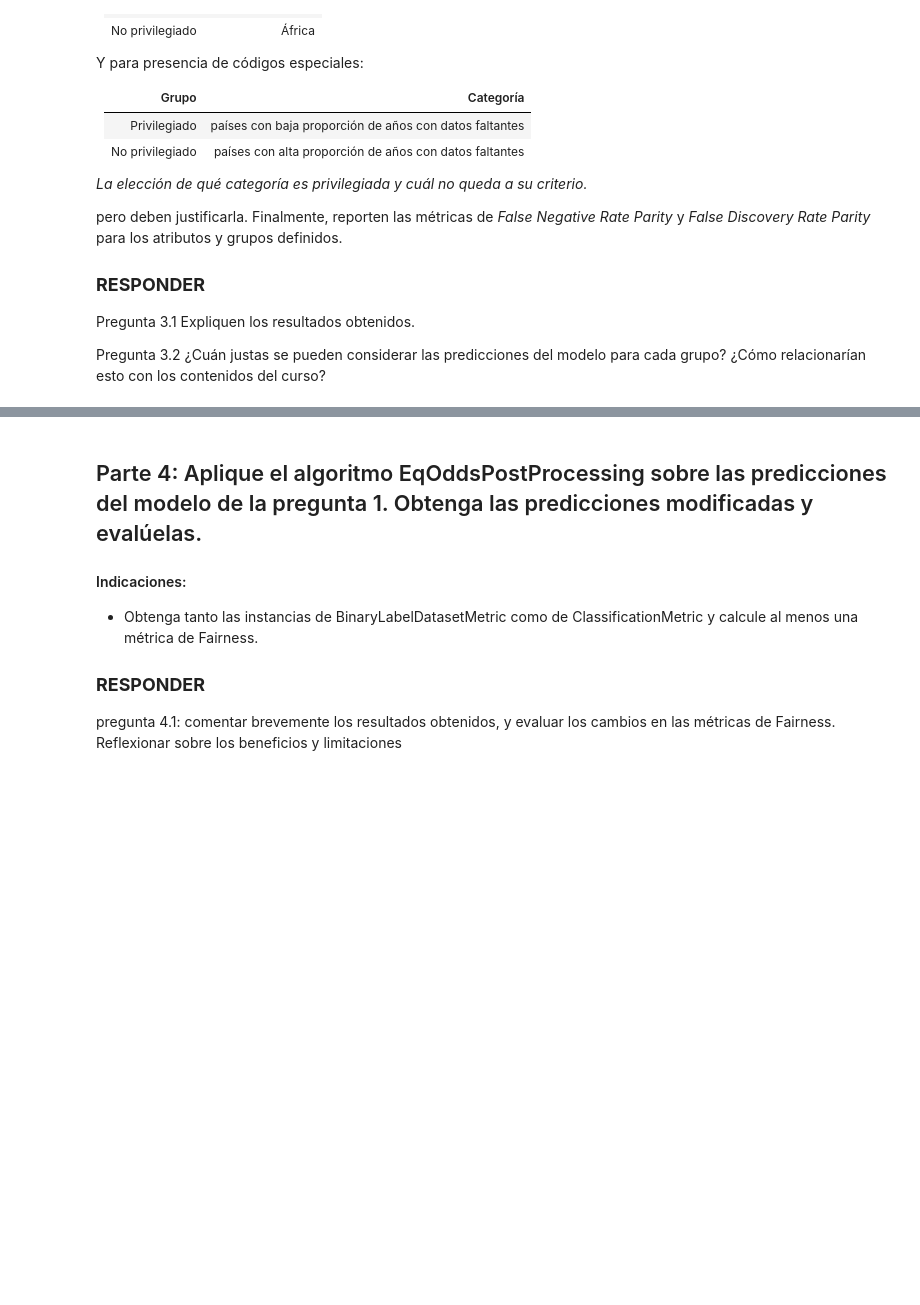
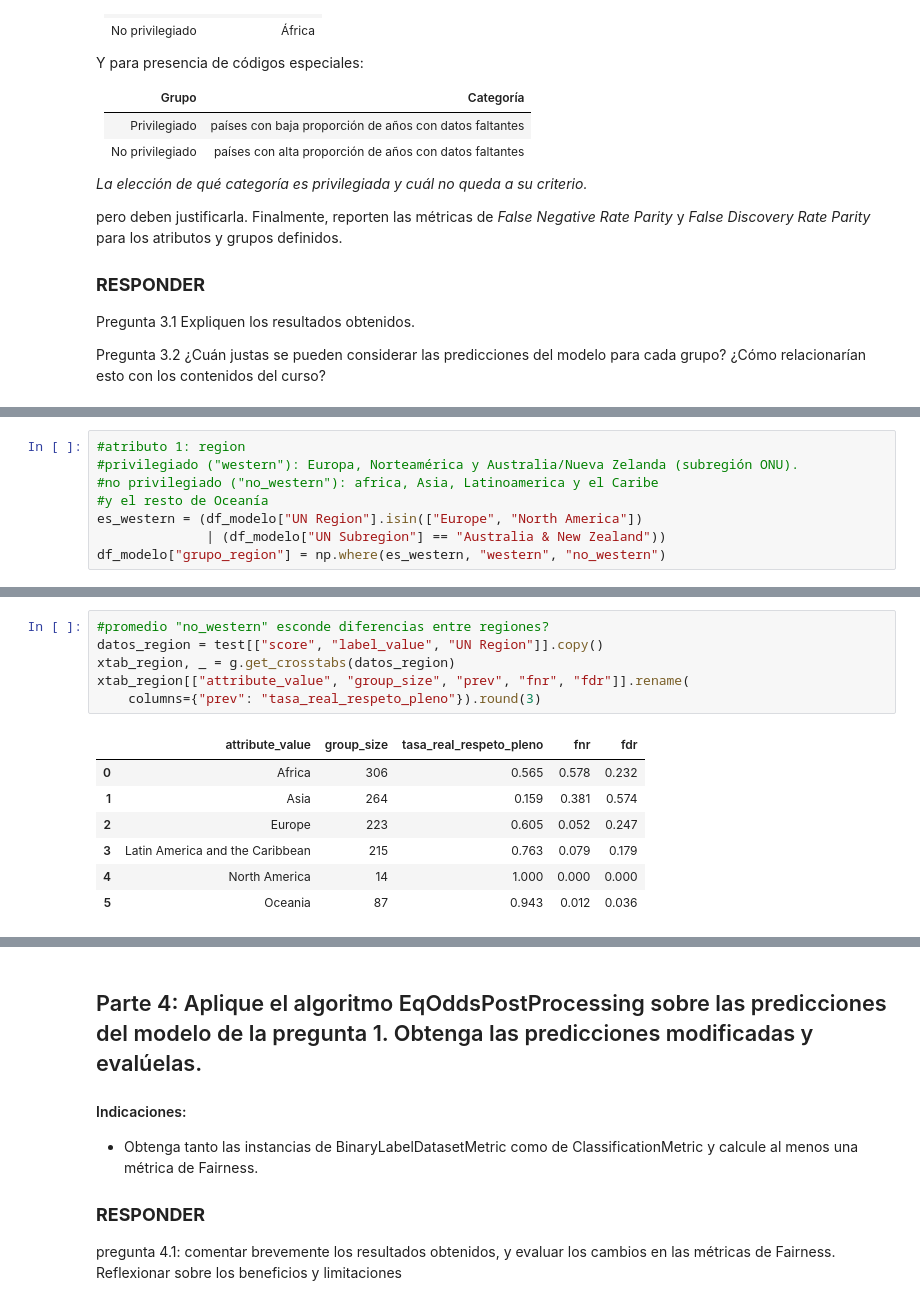
Before and after one commit to vichoe/taller-etica, a Jupyter notebook: Taller_sumativo_CIRI.ipynb, the cells around one changed output, grey strips where cells are left out. Cells and saved outputs as stored; diff of their text form; blank space fills up the shorter version.

```diff
--- a/Taller_sumativo_CIRI.ipynb
+++ b/Taller_sumativo_CIRI.ipynb
@@ -923,0 +1008,8 @@ western         2  0.030769
+# %%
+#atributo 1: region
+#privilegiado ("western"): Europa, Norteamérica y Australia/Nueva Zelanda (subregión ONU).
+#no privilegiado ("no_western"): africa, Asia, Latinoamerica y el Caribe
+#y el resto de Oceanía
+es_western = (df_modelo["UN Region"].isin(["Europe", "North America"])
+              | (df_modelo["UN Subregion"] == "Australia & New Zealand"))
+df_modelo["grupo_region"] = np.where(es_western, "western", "no_western")
@@ -923,0 +1167,14 @@ western         2  0.030769
+# %%
+#promedio "no_western" esconde diferencias entre regiones?
+datos_region = test[["score", "label_value", "UN Region"]].copy()
+xtab_region, _ = g.get_crosstabs(datos_region)
+xtab_region[["attribute_value", "group_size", "prev", "fnr", "fdr"]].rename(
+    columns={"prev": "tasa_real_respeto_pleno"}).round(3)
+# %% [output]
+|  | attribute_value | group_size | tasa_real_respeto_pleno | fnr | fdr |
+| 0 | Africa | 306 | 0.565 | 0.578 | 0.232 |
+| 1 | Asia | 264 | 0.159 | 0.381 | 0.574 |
+| 2 | Europe | 223 | 0.605 | 0.052 | 0.247 |
+| 3 | Latin America and the Caribbean | 215 | 0.763 | 0.079 | 0.179 |
+| 4 | North America | 14 | 1.000 | 0.000 | 0.000 |
+| 5 | Oceania | 87 | 0.943 | 0.012 | 0.036 |
```
Also changed, not shown: parts of 21 cells of this notebook.
